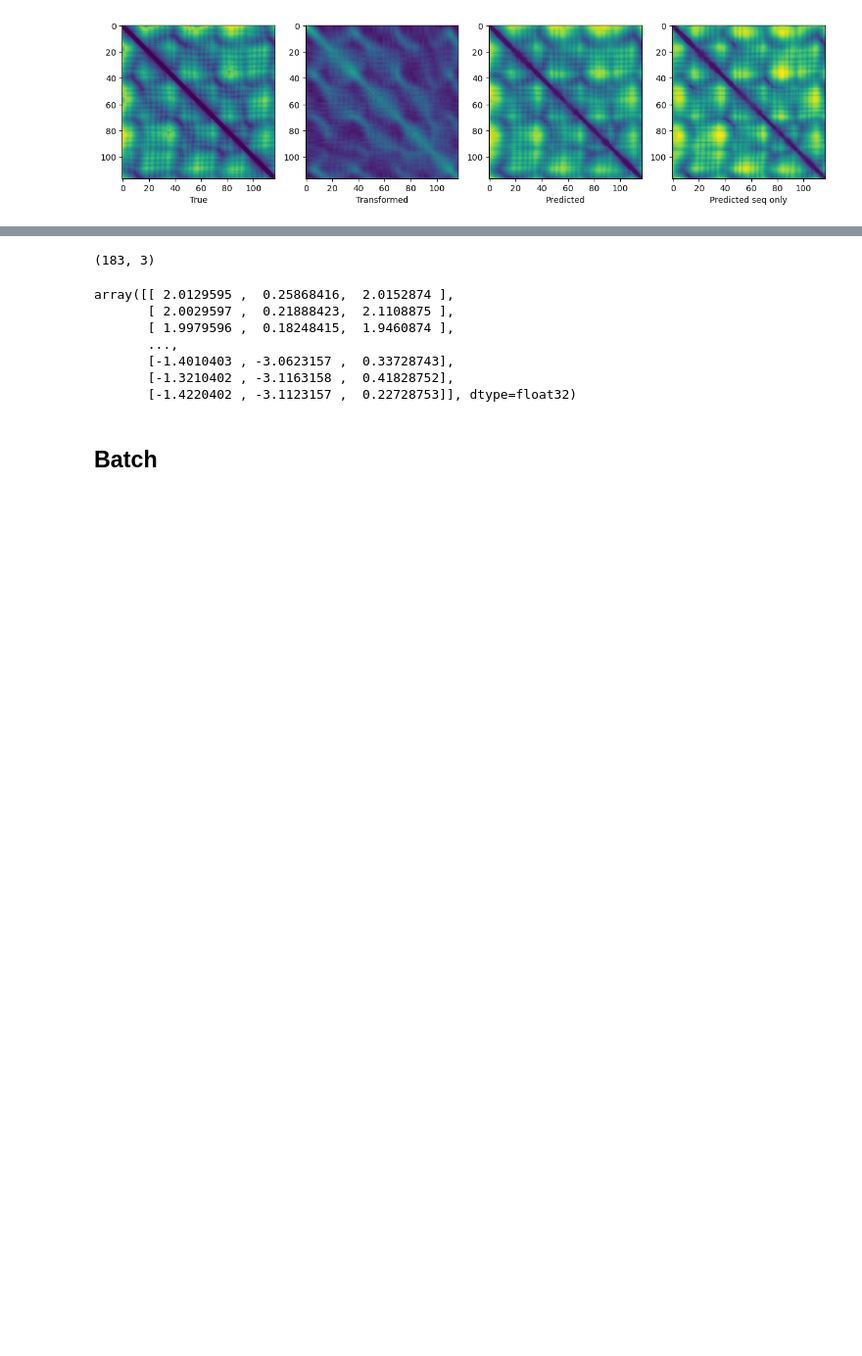
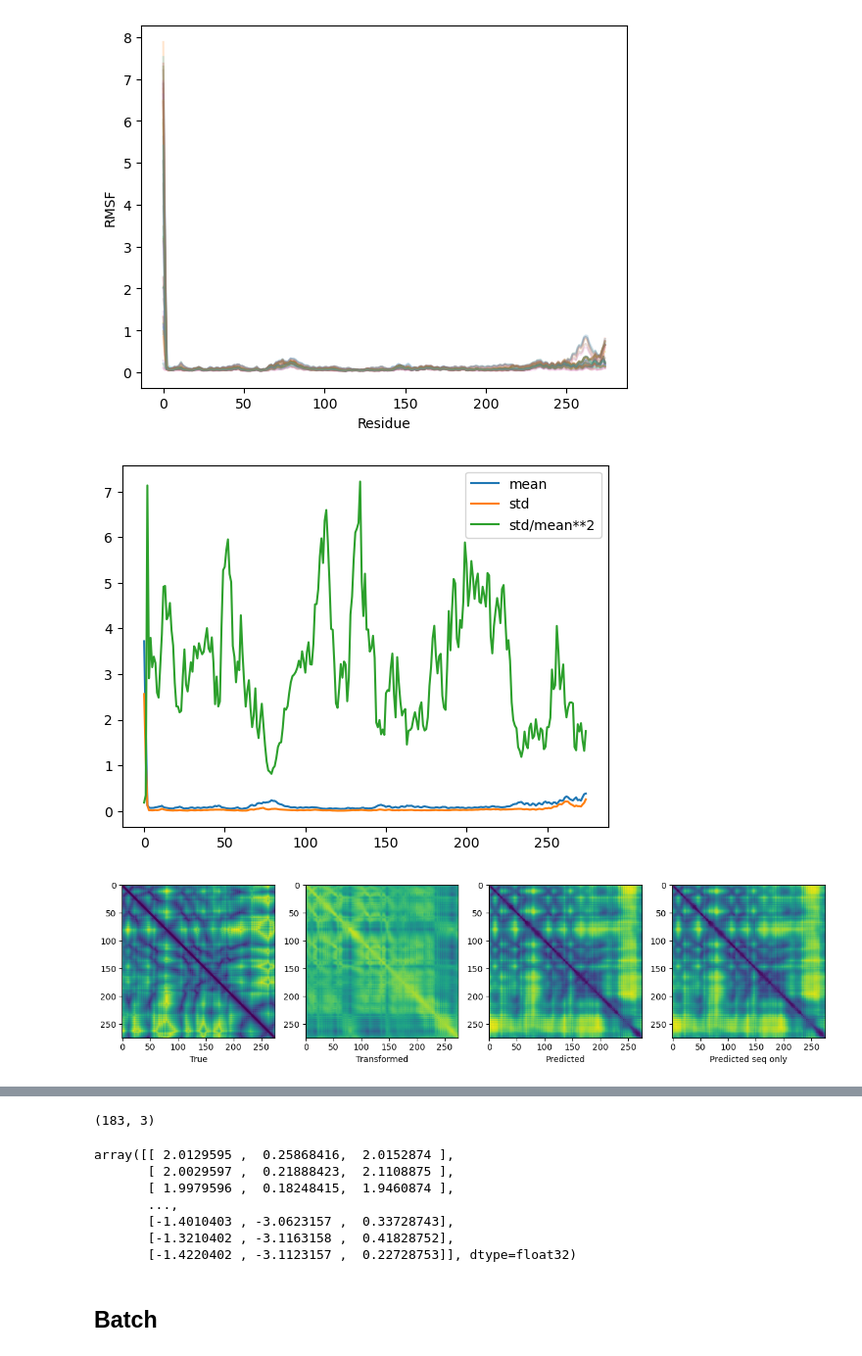
Before and after one commit to flatironinstitute/RocketSHP, a Jupyter notebook: notebooks/2.0_evaluate_model_atlas.ipynb, the cells around one changed output, grey strips where cells are left out. Shown at 98% size. Cells and saved outputs as stored; diff of their text form; code cells hidden in the pictures; blank space fills up the shorter version.

```diff
--- a/notebooks/2.0_evaluate_model_atlas.ipynb
+++ b/notebooks/2.0_evaluate_model_atlas.ipynb
@@ -104,21 +119,52 @@ view
 NGLWidget(max_frame=10000)
+# %%
+import numpy as np
+
+subsample_rmsf = []
+for _ in range(50):
+    start = np.random.randint(0, traj.n_frames//2)
+    duration = np.random.randint(1, traj.n_frames//2 - start)
+    stride = 1
+    t_sub = traj[start:start+duration:stride]
+    sample = md.rmsf(t_sub, t_sub, 0, atom_indices=traj.top.select("name CA"))
+    subsample_rmsf.append(sample)
+
+subsample_rmsf = np.stack(subsample_rmsf)
+import matplotlib.pyplot as plt
+
+plt.plot(np.arange(subsample_rmsf.shape[1]), subsample_rmsf.T, alpha=0.2)
+plt.xlabel("Residue")
+plt.ylabel("RMSF")
+plt.show()
+
+plt.plot(np.arange(subsample_rmsf.shape[1]), subsample_rmsf.mean(axis=0),label="mean")
+plt.plot(np.arange(subsample_rmsf.shape[1]), subsample_rmsf.std(axis=0),label="std")
+plt.plot(np.arange(subsample_rmsf.shape[1]), subsample_rmsf.std(axis=0) / subsample_rmsf.mean(axis=0)**2, label="std/mean**2")
+
+plt.legend()
+plt.show()
+# %% [output]
+[figure, added]
+[figure, added]
 # %%
 fig, ax = plt.subplots(1, 4, figsize=(15, 10))
 true_sqform = labels["ca_dist"].squeeze()
-transform_sqform = model._cross_transform((feats["seq_feats"].unsqueeze(0), feats["struct_feats"].unsqueeze(0))).squeeze().detach().cpu().numpy()
+# transform_sqform = model._cross_transform((feats["seq_feats"].unsqueeze(0), feats["struct_feats"].unsqueeze(0))).squeeze().detach().cpu().numpy()
+transform_sqform = model._cross_transform({k: v.unsqueeze(0).to(device) for k,v in feats.items()}).squeeze().detach().cpu().numpy()
 
 
 ax[0].imshow(true_sqform.squeeze())
 ax[0].set_xlabel("True")
 ax[1].imshow(transform_sqform)
 ax[1].set_xlabel("Transformed")
-ax[2].imshow(both_result["ca_dist"].squeeze())
+ax[2].imshow(both_result["ca_dist"].cpu().squeeze())
 ax[2].set_xlabel("Predicted")
-ax[3].imshow(seqonly_result["ca_dist"].squeeze())
+ax[3].imshow(seqonly_result["ca_dist"].cpu().squeeze())
 ax[3].set_xlabel("Predicted seq only")
+# plt.suptitle("Contacts")
 plt.show()
 # %% [output]
-[figure, old version]
+[figure, new version]
 # %%
 fig, ax = plt.subplots(1, 4, figsize=(15, 10))
 true_sqform = labels["dyn_corr"].squeeze()
```
Also changed, not shown: parts of 10 cells of this notebook, 39 other files.
